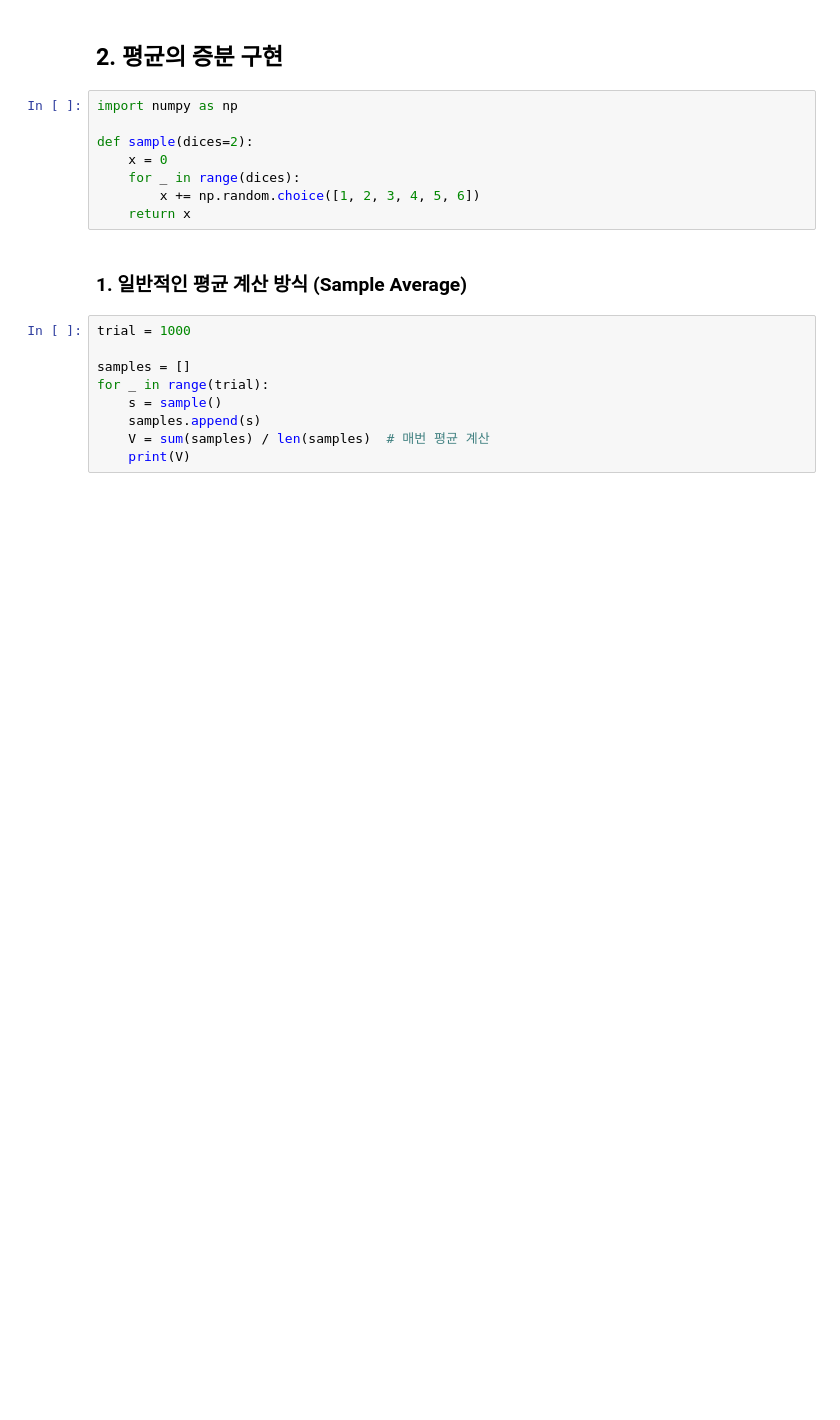
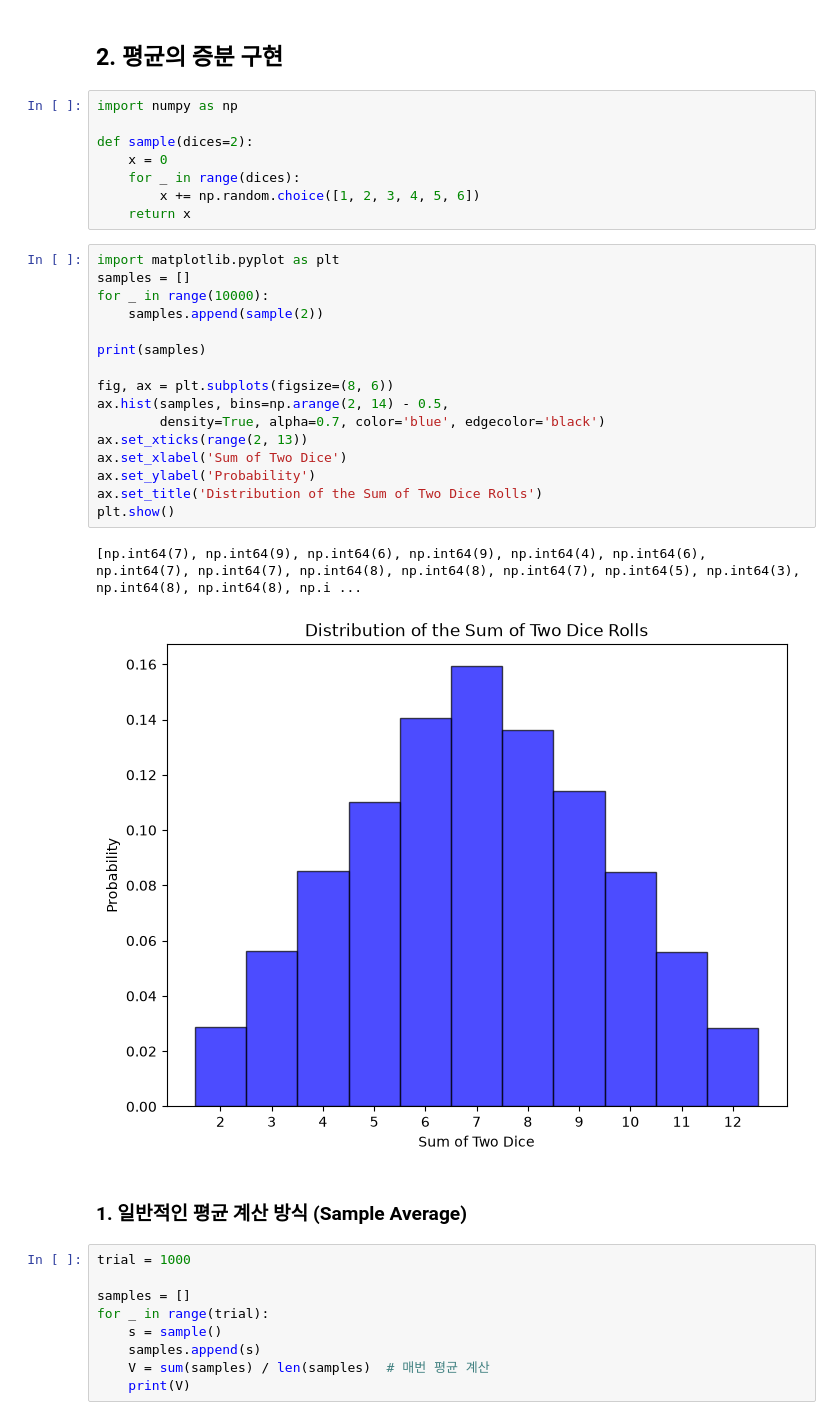
Before and after one commit to sangeunleelab/rl2026, a Jupyter notebook: ch05/mc.ipynb, the cells around one changed output. Drawn from its saved outputs; the diff is of its cells as text; blank space fills up the shorter version.

```diff
--- a/ch05/mc.ipynb
+++ b/ch05/mc.ipynb
@@ -155,6 +155,25 @@ def sample(dices=2):
     for _ in range(dices):
         x += np.random.choice([1, 2, 3, 4, 5, 6])
     return x
+# %%
+import matplotlib.pyplot as plt
+samples = []
+for _ in range(10000):
+    samples.append(sample(2))
+
+print(samples)
+
+fig, ax = plt.subplots(figsize=(8, 6))
+ax.hist(samples, bins=np.arange(2, 14) - 0.5,
+        density=True, alpha=0.7, color='blue', edgecolor='black')
+ax.set_xticks(range(2, 13))
+ax.set_xlabel('Sum of Two Dice')
+ax.set_ylabel('Probability')
+ax.set_title('Distribution of the Sum of Two Dice Rolls')
+plt.show()
+# %% [output]
+[np.int64(7), np.int64(9), np.int64(6), np.int64(9), np.int64(4), np.int64(6), np.int64(7), np.int64(7), np.int64(8), np.int64(8), np.int64(7), np.int64(5), np.int64(3), np.int64(8), np.int64(8), np.i ...
+[figure, added]
 # %% [markdown]
 ### 1. 일반적인 평균 계산 방식 (Sample Average)
 # %%
```
Also changed, not shown: parts of 8 cells of this notebook.
